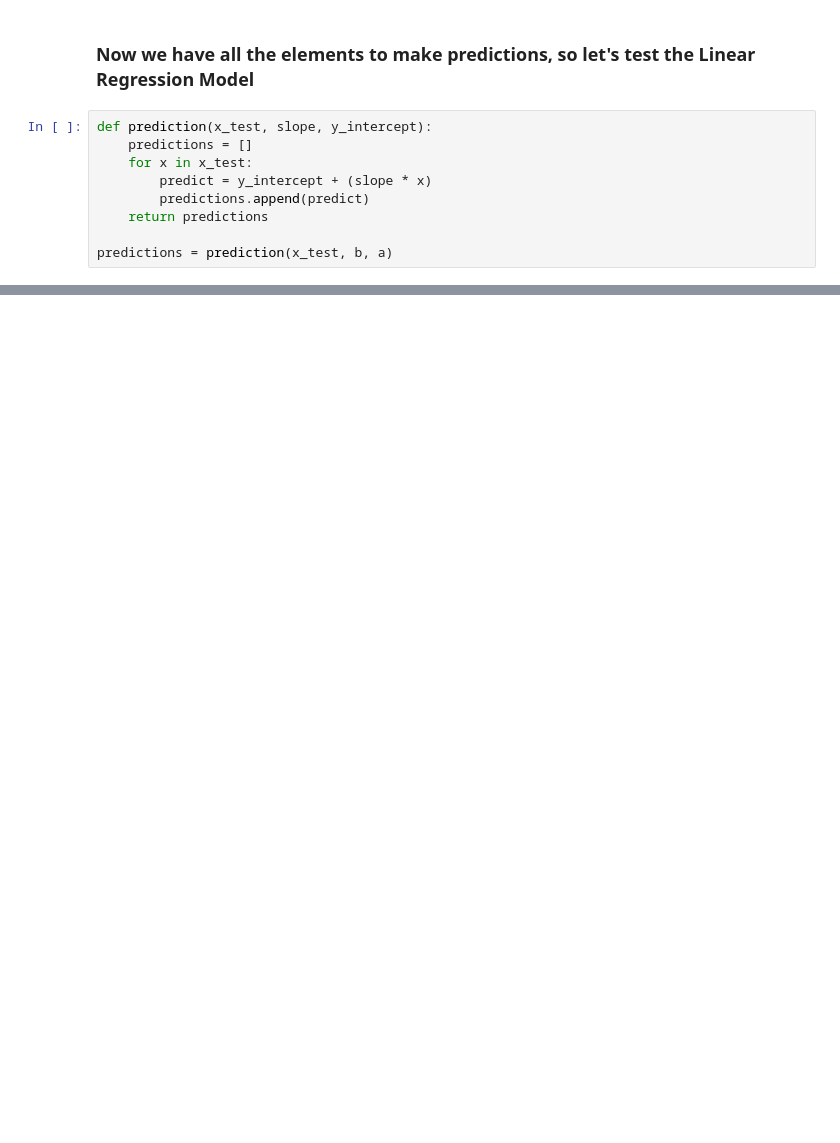
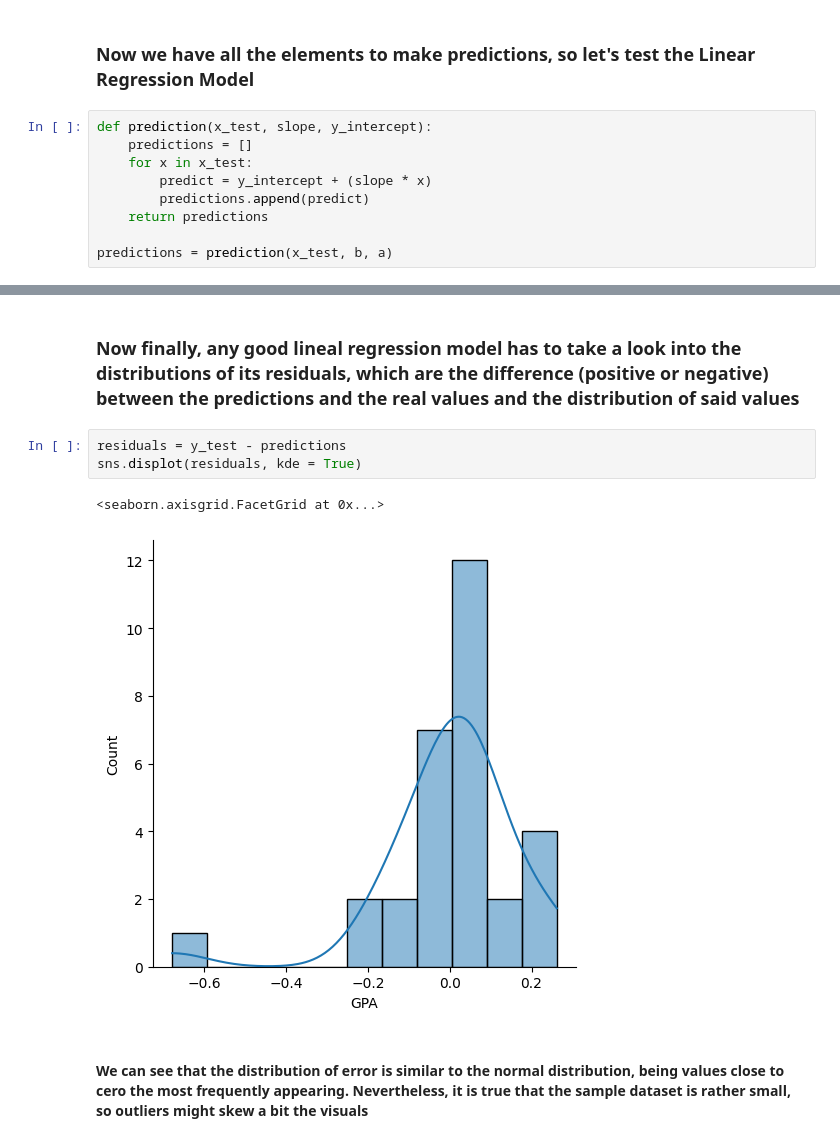
Before and after one commit to EduBottCha/Creating-Linear-Regression-Model, a Jupyter notebook: LR_Model.ipynb, the cells around one changed output, grey strips where cells are left out. Cells and saved outputs as stored; diff of their text form; blank space fills up the shorter version.

```diff
--- a/LR_Model.ipynb
+++ b/LR_Model.ipynb
@@ -142,0 +165,10 @@ predictions = prediction(x_test, b, a)
+# %% [markdown]
+### Now finally, any good lineal regression model has to take a look into the distributions of its residuals, which are the difference (positive or negative) between the predictions and the real values and the distribution of said values
+# %%
+residuals = y_test - predictions
+sns.displot(residuals, kde = True)
+# %% [output]
+<seaborn.axisgrid.FacetGrid at 0x...>
+[figure, added]
+# %% [markdown]
+#### We can see that the distribution of error is similar to the normal distribution, being values close to cero the most frequently appearing. Nevertheless, it is true that the sample dataset is rather small, so outliers might skew a bit the visuals
```
Also changed, not shown: parts of 9 cells of this notebook.
